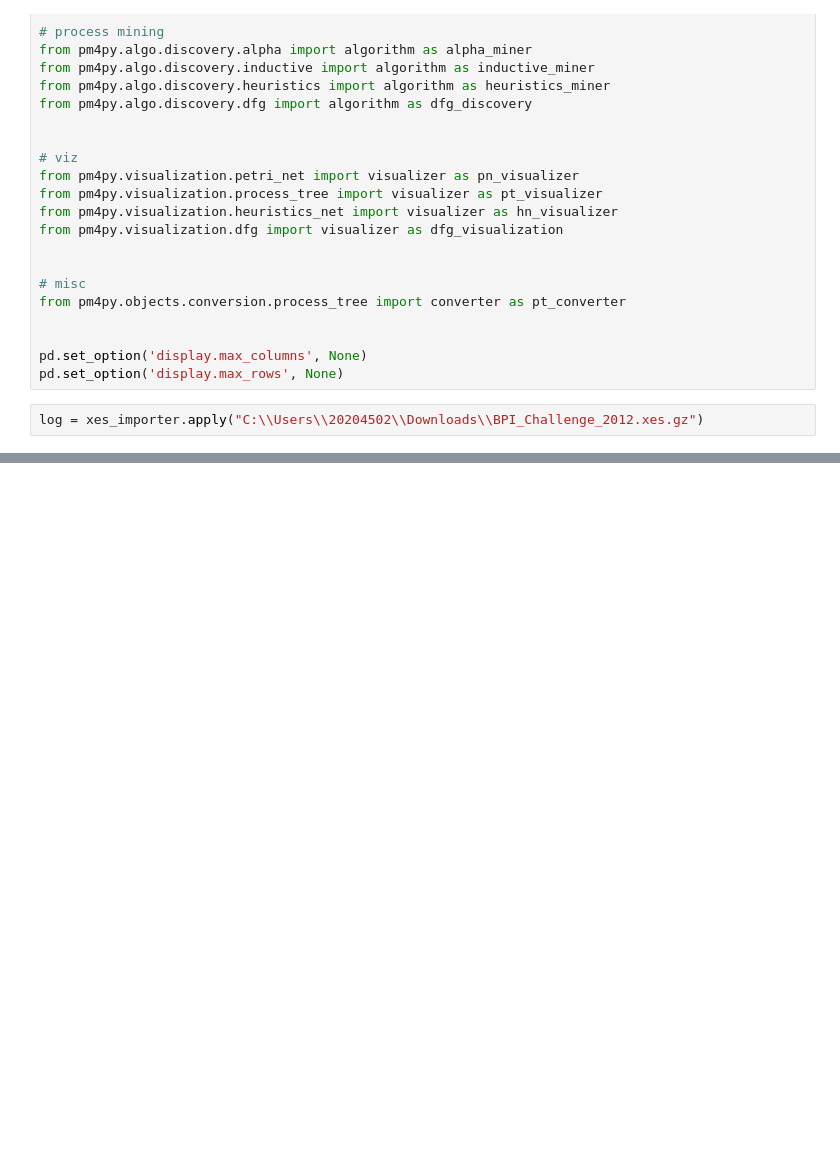
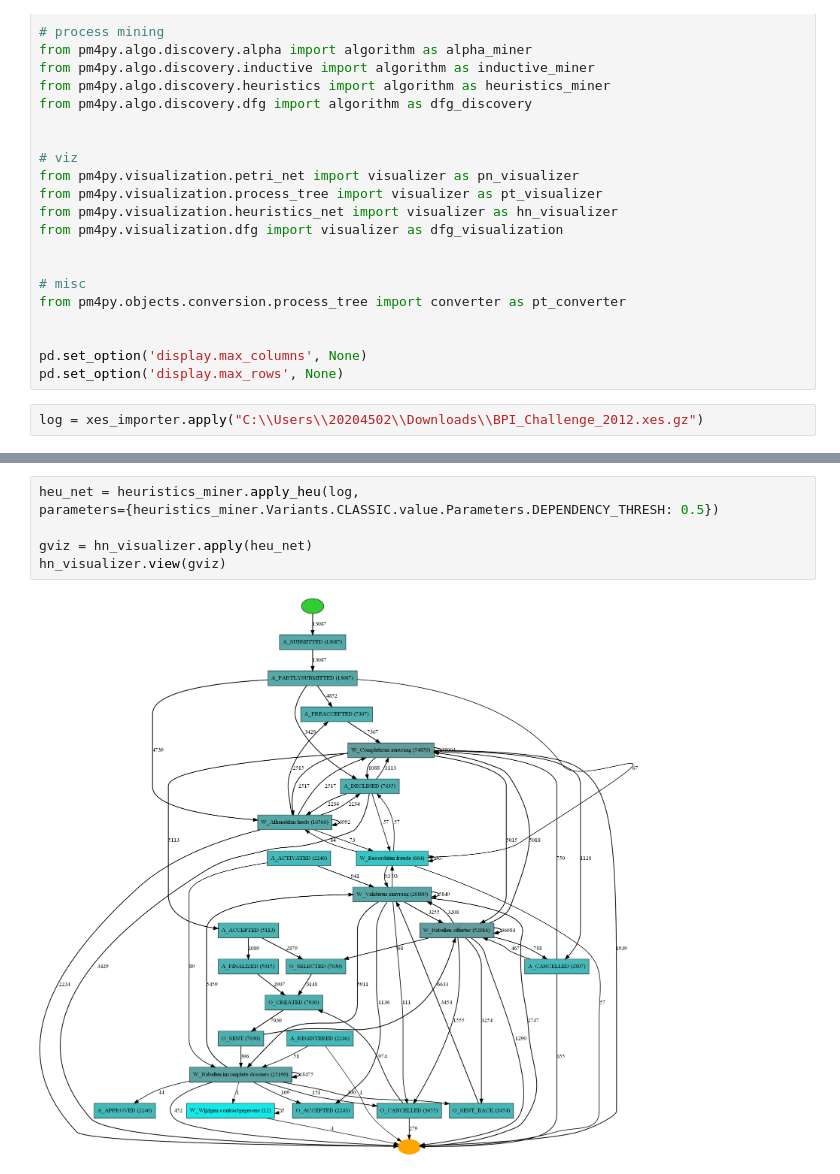
Before and after one commit to daangouw/Process-Mining, a Jupyter notebook: overview_file.ipynb, the cells around one changed output, grey strips where cells are left out. Drawn from its saved outputs; the diff is of its cells as text; blank space fills up the shorter version.

```diff
--- a/overview_file.ipynb
+++ b/overview_file.ipynb
@@ -124,0 +86,8 @@ ExecutableNotFound: failed to execute WindowsPath('dot'), make sure the Graphviz
+# %%
+heu_net = heuristics_miner.apply_heu(log,
+parameters={heuristics_miner.Variants.CLASSIC.value.Parameters.DEPENDENCY_THRESH: 0.5})
+
+gviz = hn_visualizer.apply(heu_net)
+hn_visualizer.view(gviz)
+# %% [output]
+[figure, added]
```
Also changed, not shown: parts of 10 cells of this notebook.
